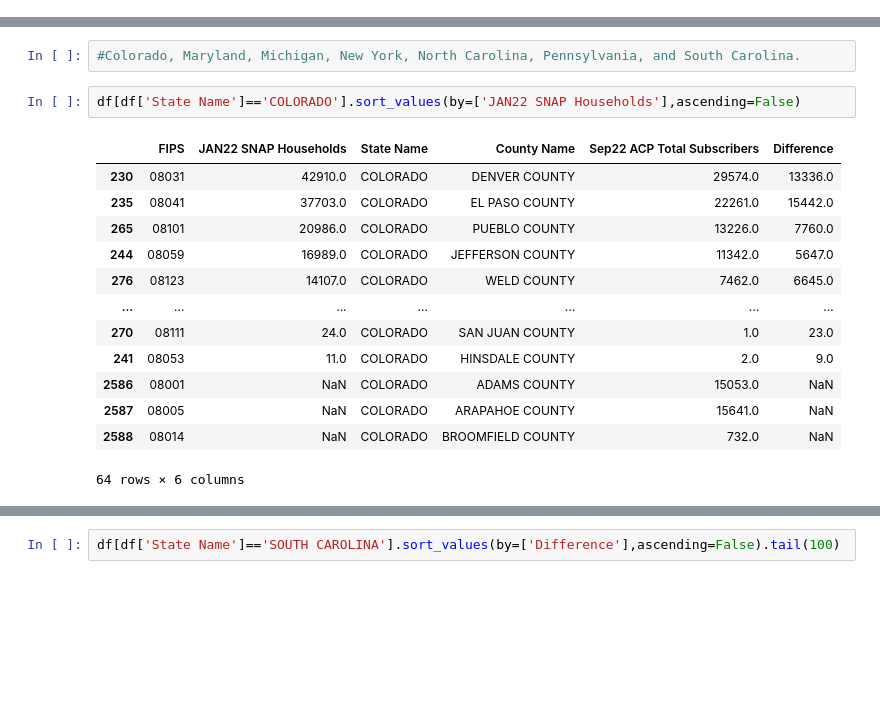
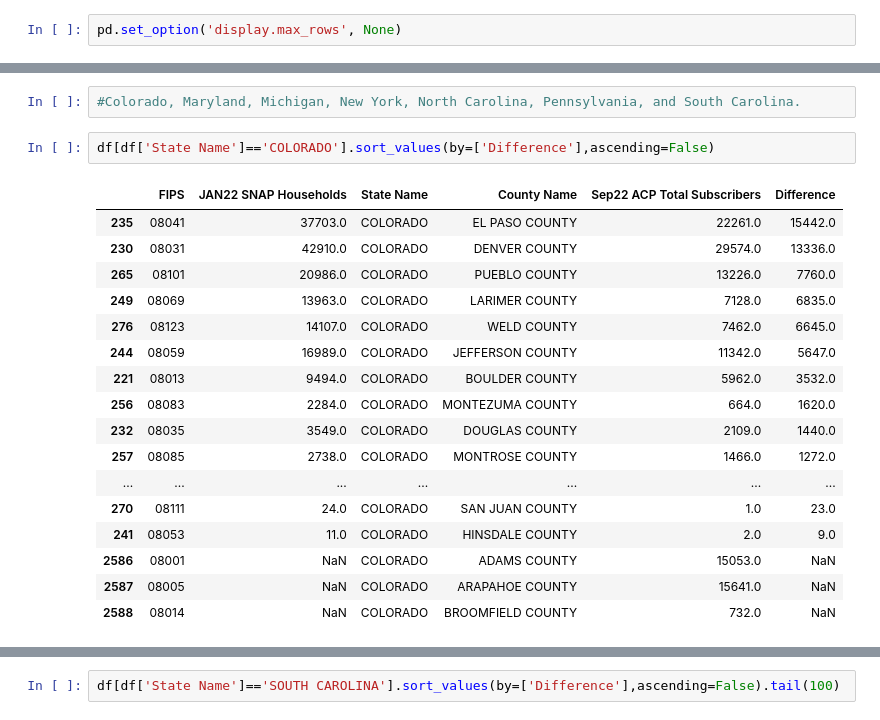
Before and after one commit to datakind/BDT_DataDive_Dec22, a Jupyter notebook: notebooks/ACP Uptake vs SNAP Uptake Latest Data.ipynb, the cells around one changed output, grey strips where cells are left out. Drawn from its saved outputs; the diff is of its cells as text; blank space fills up the shorter version.

```diff
--- a/notebooks/ACP Uptake vs SNAP Uptake Latest Data.ipynb
+++ b/notebooks/ACP Uptake vs SNAP Uptake Latest Data.ipynb
@@ -17,6 +17,8 @@ Geography: BDT currently operates in these 7 states- Colorado, Maryland, Michiga
 # %%
 #import libraries
 import pandas as pd
+# %%
+pd.set_option('display.max_rows', None)
 # %%
 #import data
 acp=pd.read_excel ('../data-sources/acp/ACP-Households-by-County-January-September-2022.xlsx',dtype={'State FIPS': object}) #acp data
@@ -490,19 +496,23 @@ df[df['State Name']=='MICHIGAN'].sort_values(by=['Difference']).tail(20)
 # %%
 #Colorado, Maryland, Michigan, New York, North Carolina, Pennsylvania, and South Carolina.
 # %%
-df[df['State Name']=='COLORADO'].sort_values(by=['JAN22 SNAP Households'],ascending=False)
+df[df['State Name']=='COLORADO'].sort_values(by=['Difference'],ascending=False)
 # %% [output]
 |  | FIPS | JAN22 SNAP Households | State Name | County Name | Sep22 ACP Total Subscribers | Difference |
+| 235 | 08041 | 37703.0 | COLORADO | EL PASO COUNTY | 22261.0 | 15442.0 |
 | 230 | 08031 | 42910.0 | COLORADO | DENVER COUNTY | 29574.0 | 13336.0 |
-| 235 | 08041 | 37703.0 | COLORADO | EL PASO COUNTY | 22261.0 | 15442.0 |
 | 265 | 08101 | 20986.0 | COLORADO | PUEBLO COUNTY | 13226.0 | 7760.0 |
+| 249 | 08069 | 13963.0 | COLORADO | LARIMER COUNTY | 7128.0 | 6835.0 |
+| 276 | 08123 | 14107.0 | COLORADO | WELD COUNTY | 7462.0 | 6645.0 |
 | 244 | 08059 | 16989.0 | COLORADO | JEFFERSON COUNTY | 11342.0 | 5647.0 |
-| 276 | 08123 | 14107.0 | COLORADO | WELD COUNTY | 7462.0 | 6645.0 |
+| 221 | 08013 | 9494.0 | COLORADO | BOULDER COUNTY | 5962.0 | 3532.0 |
+| 256 | 08083 | 2284.0 | COLORADO | MONTEZUMA COUNTY | 664.0 | 1620.0 |
+| 232 | 08035 | 3549.0 | COLORADO | DOUGLAS COUNTY | 2109.0 | 1440.0 |
+| 257 | 08085 | 2738.0 | COLORADO | MONTROSE COUNTY | 1466.0 | 1272.0 |
 | ... | ... | ... | ... | ... | ... | ... |
 | 270 | 08111 | 24.0 | COLORADO | SAN JUAN COUNTY | 1.0 | 23.0 |
 | 241 | 08053 | 11.0 | COLORADO | HINSDALE COUNTY | 2.0 | 9.0 |
 | 2586 | 08001 | NaN | COLORADO | ADAMS COUNTY | 15053.0 | NaN |
 | 2587 | 08005 | NaN | COLORADO | ARAPAHOE COUNTY | 15641.0 | NaN |
 | 2588 | 08014 | NaN | COLORADO | BROOMFIELD COUNTY | 732.0 | NaN |
-64 rows × 6 columns
 # %%
```
Also changed, not shown: parts of 6 cells of this notebook.
